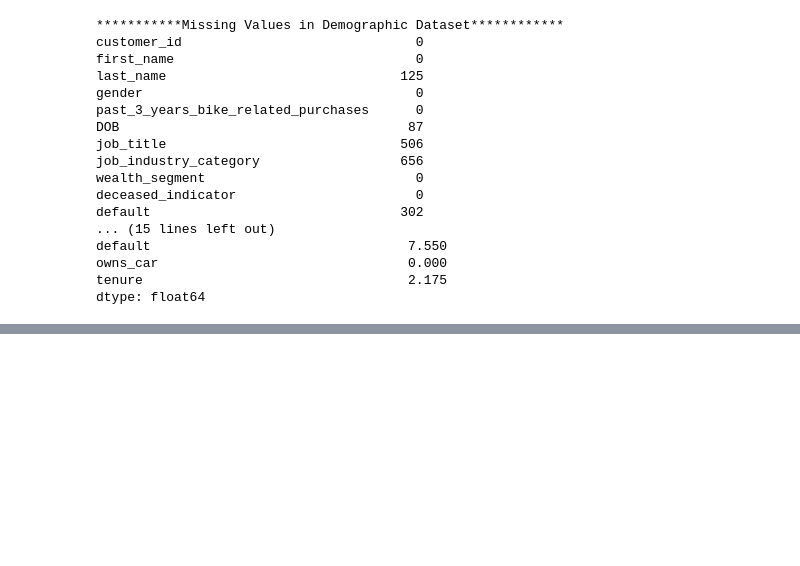
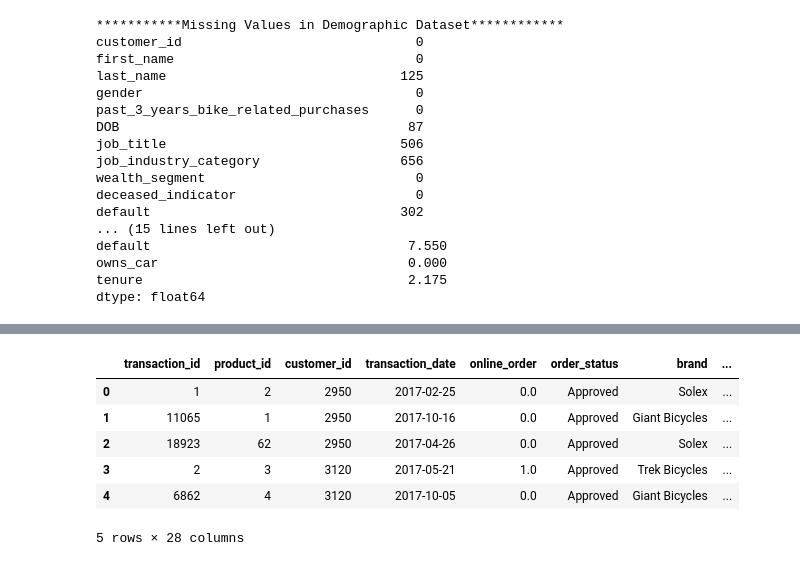
Before and after one commit to Dudimath/Sprocket_Central_Data_Analysis, a Jupyter notebook: analysis.ipynb, the cells around one changed output, grey strips where cells are left out. Drawn from its saved outputs; the diff is of its cells as text; code cells hidden in the pictures; blank space fills up the shorter version.

```diff
--- a/analysis.ipynb
+++ b/analysis.ipynb
@@ -394,0 +502,9 @@ Index: []
+# %%
+# Convert 'list_price' column to a numeric data type
+transaction_data['list_price'] = pd.to_numeric(transaction_data['list_price'])
+
+# Convert 'standard_cost' column to a numeric data type
+transaction_data['standard_cost'] = pd.to_numeric(transaction_data['standard_cost'])
+
+# Convert 'transaction_date' column to a datetime data type
+transaction_data['transaction_date'] = pd.to_datetime(transaction_data['transaction_date'])
@@ -394,0 +603,3 @@ Index: []
+# %%
+# Convert 'product_first_sold_date' column to object (string) data type
+transaction_data['product_first_sold_date'] = transaction_data['product_first_sold_date'].astype(str)
@@ -394,0 +629,3 @@ Index: []
+# %%
+# Convert 'product_first_sold_date' column to datetime with year, month, and date
+transaction_data['product_first_sold_date'] = pd.to_datetime(transaction_data['product_first_sold_date'], unit='s').dt.strftime('%Y-%m-%d')
@@ -394,0 +642,14 @@ Index: []
+# %%
+
+# Create new variables based on 'transaction_date'
+transaction_data['Transaction_year'] = transaction_data['transaction_date'].dt.year
+transaction_data['Transaction_month'] = transaction_data['transaction_date'].dt.month_name()
+transaction_data['Transaction_day'] = transaction_data['transaction_date'].dt.day
+transaction_data['day_of_the_week'] = transaction_data['transaction_date'].dt.day_name()
+
+# Convert the 'Transaction_year' and 'Transaction_day' columns to string data type
+transaction_data['Transaction_year'] = transaction_data['Transaction_year'].astype(str)
+transaction_data['Transaction_day'] = transaction_data['Transaction_day'].astype(str)
+
+# Display the first few rows of the updated dataset
+transaction_data.head()
@@ -394,0 +669,15 @@ Index: []
+# %%
+# Joining the Transactions dataset with the Customer Demographics dataset using 'customer_id' as the common key.
+# We perform an inner join to keep only the rows with matching customer IDs in both datasets.
+transactions_demographics = transaction_data.merge(demographic_data, on='customer_id', how='inner')
+
+# Display the first 5 rows of the merged dataset to inspect the result.
+transactions_demographics.head()
+# %% [output]
+|  | transaction_id | product_id | customer_id | transaction_date | online_order | order_status | brand | ... |
+| 0 | 1 | 2 | 2950 | 2017-02-25 | 0.0 | Approved | Solex | ... |
+| 1 | 11065 | 1 | 2950 | 2017-10-16 | 0.0 | Approved | Giant Bicycles | ... |
+| 2 | 18923 | 62 | 2950 | 2017-04-26 | 0.0 | Approved | Solex | ... |
+| 3 | 2 | 3 | 3120 | 2017-05-21 | 1.0 | Approved | Trek Bicycles | ... |
+| 4 | 6862 | 4 | 3120 | 2017-10-05 | 0.0 | Approved | Giant Bicycles | ... |
+5 rows × 28 columns
```
Also changed, not shown: parts of 55 cells of this notebook, 4 other files.
